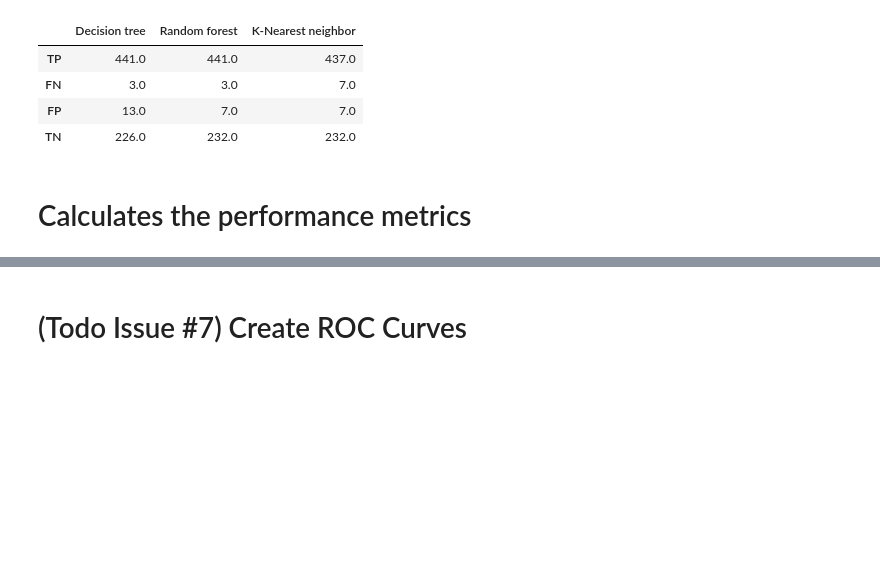
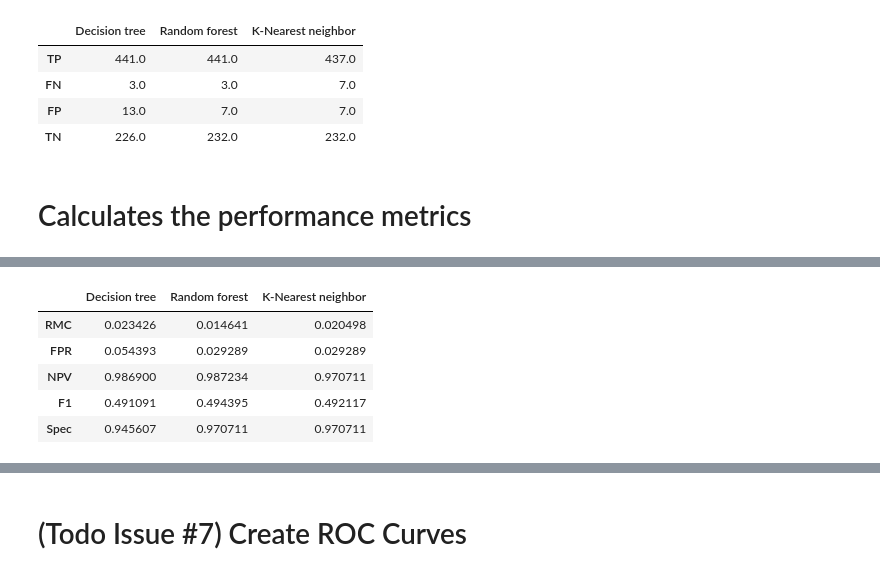
Before and after one commit to cleversonahum/breast_cancer_diagnosis, a Jupyter notebook: notebook/dt_classifier_breast_cancer.ipynb, the cells around one changed output, grey strips where cells are left out. Saved outputs shown, nothing was run; the diff lists cells and outputs as text; code cells hidden in the pictures; blank space fills up the shorter version.

```diff
--- a/notebook/dt_classifier_breast_cancer.ipynb
+++ b/notebook/dt_classifier_breast_cancer.ipynb
@@ -322,0 +329,10 @@ array([[0.97657394, 0.97136564, 0.94560669, 0.99324324, 0.05439331,
+# %%
+df_perf_results = pd.DataFrame(perf_results, columns=metric_indexes, index=[label for _, label in classifiers])
+df_perf_results[indexes_result2].T
+# %% [output]
+|  | Decision tree | Random forest | K-Nearest neighbor |
+| RMC | 0.023426 | 0.014641 | 0.020498 |
+| FPR | 0.054393 | 0.029289 | 0.029289 |
+| NPV | 0.986900 | 0.987234 | 0.970711 |
+| F1 | 0.491091 | 0.494395 | 0.492117 |
+| Spec | 0.945607 | 0.970711 | 0.970711 |
```
Also changed, not shown: parts of 10 cells of this notebook.
